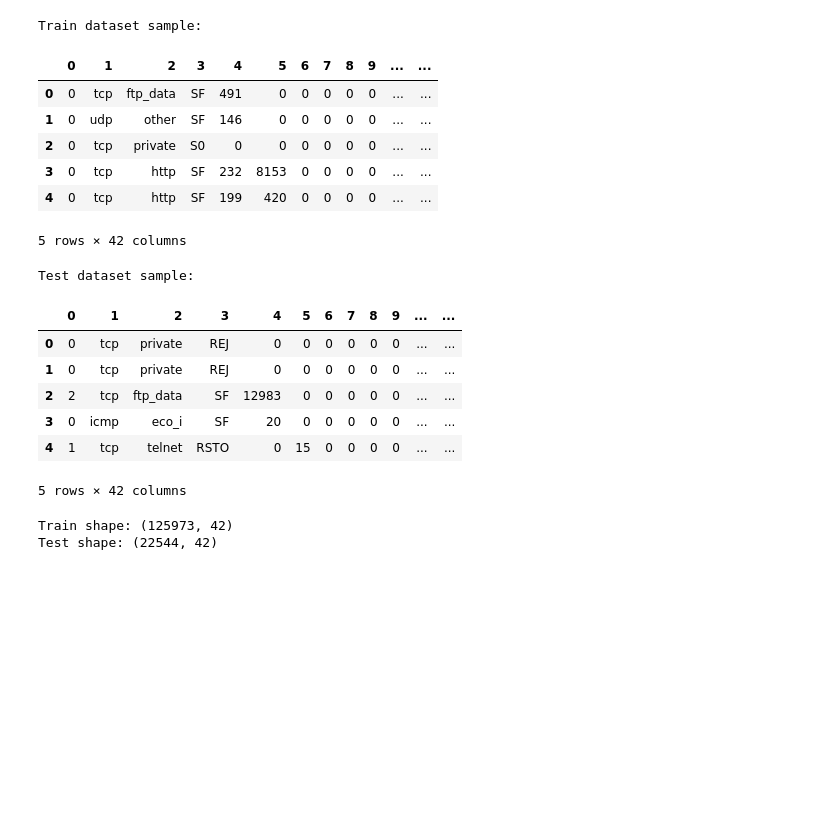
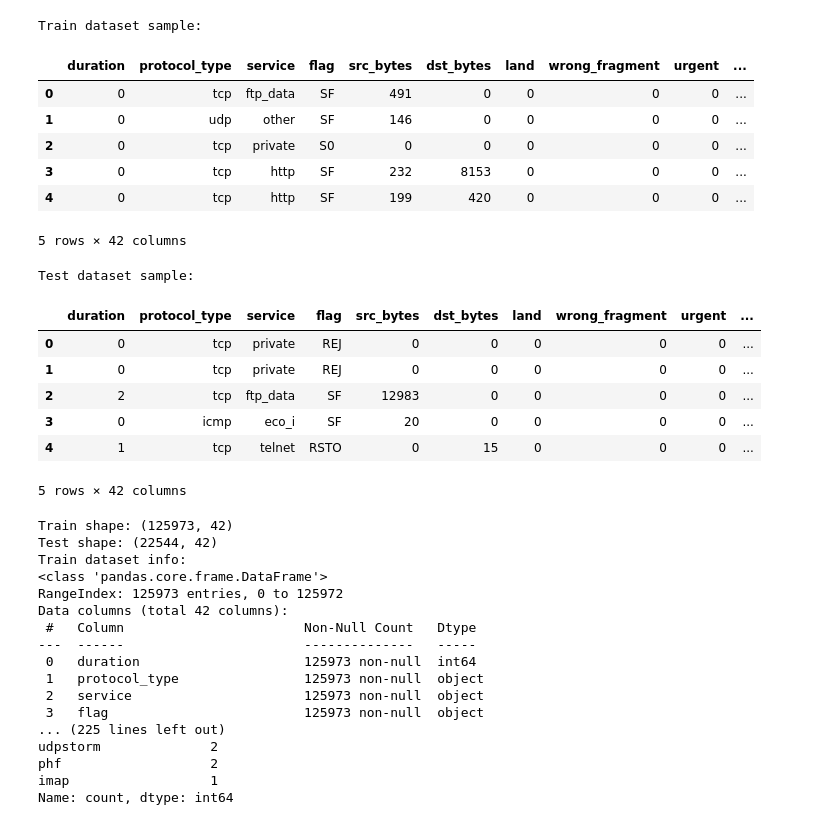
Before and after one commit to brinaa8/IntrusionDetection_QUBO, a Jupyter notebook: main.ipynb, the cells around one changed output. Drawn from its saved outputs; the diff is of its cells as text; code cells hidden in the pictures; blank space fills up the shorter version.

```diff
--- a/main.ipynb
+++ b/main.ipynb
@@ -7,41 +15,89 @@ import matplotlib.pyplot as plt
 # %%
 # Data preprocessing
 
 # Upload and visualization of the dataset
-train_file = "KDDTrain+.txt"
-test_file = "KDDTest+.txt"
 
 # Upload data in dataframes
-df_train = pd.read_csv('/home/sabri/Attack_detection-1/data/KDDTrain+.txt', header=None)
-df_test = pd.read_csv('/home/sabri/Attack_detection-1/data/KDDTest+.txt', header=None)
+df_train = pd.read_csv('data/KDDTrain+.txt', header=None)
+df_test = pd.read_csv('data/KDDTest+.txt', header=None)
+
+
 
 # Adjust parameters
 df_train = df_train.iloc[:, :-1]
 df_test = df_test.iloc[:, :-1]
 
+# Add oficial columns names
+column_names = [
+    "duration", "protocol_type", "service", "flag", "src_bytes", "dst_bytes",
+    "land", "wrong_fragment", "urgent", "hot", "num_failed_logins",
+    "logged_in", "num_compromised", "root_shell", "su_attempted", "num_root",
+    "num_file_creations", "num_shells", "num_access_files", "num_outbound_cmds",
+    "is_host_login", "is_guest_login", "count", "srv_count", "serror_rate",
+    "srv_serror_rate", "rerror_rate", "srv_rerror_rate", "same_srv_rate",
+    "diff_srv_rate", "srv_diff_host_rate", "dst_host_count", "dst_host_srv_count",
+    "dst_host_same_srv_rate", "dst_host_diff_srv_rate", "dst_host_same_src_port_rate",
+    "dst_host_srv_diff_host_rate", "dst_host_serror_rate", "dst_host_srv_serror_rate",
+    "dst_host_rerror_rate", "dst_host_srv_rerror_rate", "label"
+]
+df_train.columns = column_names
+df_test.columns = column_names
+
 # Show some info
 print("Train dataset sample:")
 display(df_train.head())
+
 print("\nTest dataset sample:")
 display(df_test.head())
+
 print(f"Train shape: {df_train.shape}")
 print(f"Test shape: {df_test.shape}")
+
+print("Train dataset info:")
+print(df_train.info())
+
+print("\nTest dataset info:")
+print(df_test.info())
+
+print("\nDistribution of attack types in training set:")
+print(df_train['label'].value_counts())
+
+print("\nDistribution of attack types in test set:")
+print(df_test['label'].value_counts())
+
+print("Labels in train:\n", df_train['label'].value_counts())
+print("Labels in test:\n", df_test['label'].value_counts())
 # %% [output]
 Train dataset sample:
-|  | 0 | 1 | 2 | 3 | 4 | 5 | 6 | 7 | 8 | 9 | ... | ... |
-| 0 | 0 | tcp | ftp_data | SF | 491 | 0 | 0 | 0 | 0 | 0 | ... | ... |
-| 1 | 0 | udp | other | SF | 146 | 0 | 0 | 0 | 0 | 0 | ... | ... |
-| 2 | 0 | tcp | private | S0 | 0 | 0 | 0 | 0 | 0 | 0 | ... | ... |
-| 3 | 0 | tcp | http | SF | 232 | 8153 | 0 | 0 | 0 | 0 | ... | ... |
-| 4 | 0 | tcp | http | SF | 199 | 420 | 0 | 0 | 0 | 0 | ... | ... |
+|  | duration | protocol_type | service | flag | src_bytes | dst_bytes | land | wrong_fragment | urgent | ... |
+| 0 | 0 | tcp | ftp_data | SF | 491 | 0 | 0 | 0 | 0 | ... |
+| 1 | 0 | udp | other | SF | 146 | 0 | 0 | 0 | 0 | ... |
+| 2 | 0 | tcp | private | S0 | 0 | 0 | 0 | 0 | 0 | ... |
+| 3 | 0 | tcp | http | SF | 232 | 8153 | 0 | 0 | 0 | ... |
+| 4 | 0 | tcp | http | SF | 199 | 420 | 0 | 0 | 0 | ... |
 5 rows × 42 columns
 Test dataset sample:
-|  | 0 | 1 | 2 | 3 | 4 | 5 | 6 | 7 | 8 | 9 | ... | ... |
-| 0 | 0 | tcp | private | REJ | 0 | 0 | 0 | 0 | 0 | 0 | ... | ... |
-| 1 | 0 | tcp | private | REJ | 0 | 0 | 0 | 0 | 0 | 0 | ... | ... |
-| 2 | 2 | tcp | ftp_data | SF | 12983 | 0 | 0 | 0 | 0 | 0 | ... | ... |
-| 3 | 0 | icmp | eco_i | SF | 20 | 0 | 0 | 0 | 0 | 0 | ... | ... |
-| 4 | 1 | tcp | telnet | RSTO | 0 | 15 | 0 | 0 | 0 | 0 | ... | ... |
+|  | duration | protocol_type | service | flag | src_bytes | dst_bytes | land | wrong_fragment | urgent | ... |
+| 0 | 0 | tcp | private | REJ | 0 | 0 | 0 | 0 | 0 | ... |
+| 1 | 0 | tcp | private | REJ | 0 | 0 | 0 | 0 | 0 | ... |
+| 2 | 2 | tcp | ftp_data | SF | 12983 | 0 | 0 | 0 | 0 | ... |
+| 3 | 0 | icmp | eco_i | SF | 20 | 0 | 0 | 0 | 0 | ... |
+| 4 | 1 | tcp | telnet | RSTO | 0 | 15 | 0 | 0 | 0 | ... |
 5 rows × 42 columns
 Train shape: (125973, 42)
 Test shape: (22544, 42)
+Train dataset info:
+<class 'pandas.core.frame.DataFrame'>
+RangeIndex: 125973 entries, 0 to 125972
+Data columns (total 42 columns):
+ #   Column                       Non-Null Count   Dtype
+---  ------                       --------------   -----
+ 0   duration                     125973 non-null  int64
+ 1   protocol_type                125973 non-null  object
+ 2   service                      125973 non-null  object
+ 3   flag                         125973 non-null  object
+... (225 lines left out)
+udpstorm              2
+phf                   2
+imap                  1
+Name: count, dtype: int64
```
Also changed, not shown: parts of 5 cells of this notebook, 2 other files.
